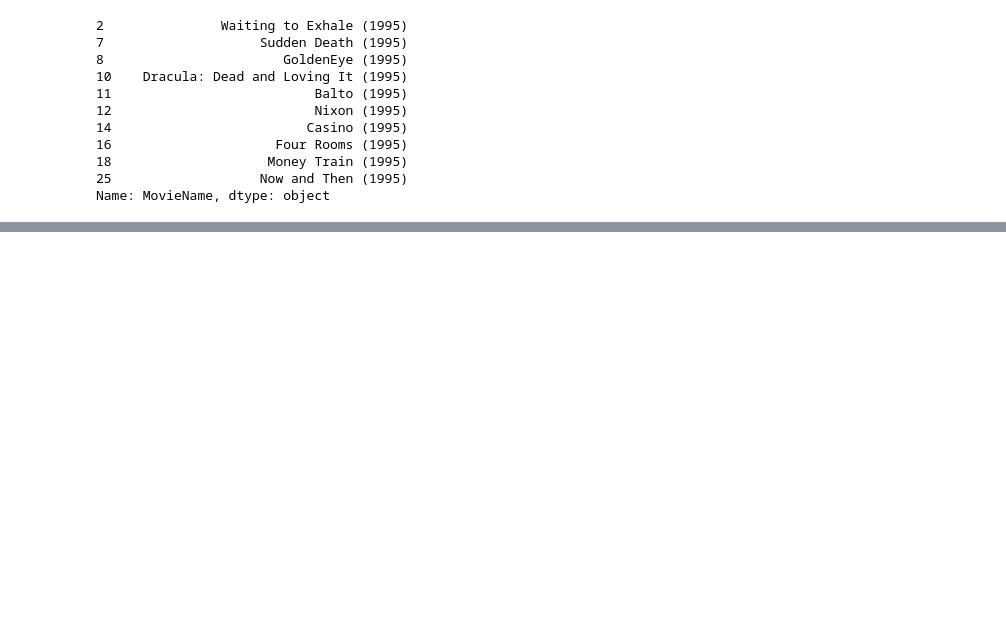
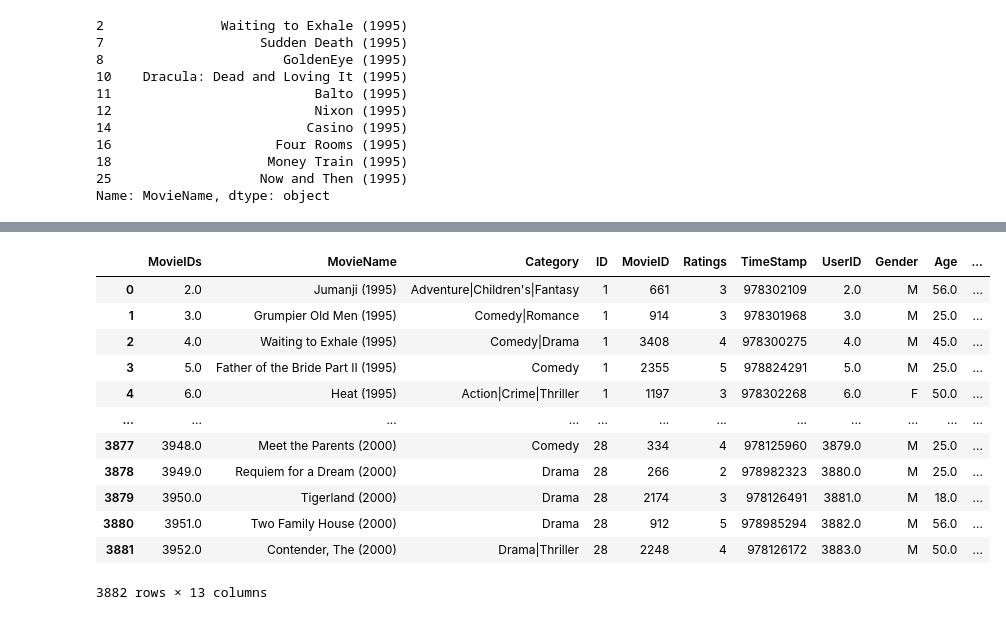
Before and after one commit to biky1001/Movie-Rating, a Jupyter notebook: movie_rating.ipynb, the cells around one changed output, grey strips where cells are left out. Cells and saved outputs as stored; diff of their text form; code cells hidden in the pictures; blank space fills up the shorter version.

```diff
--- a/movie_rating.ipynb
+++ b/movie_rating.ipynb
@@ -173,0 +198,17 @@ Name: MovieName, dtype: object
+# %%
+data_df=pd.DataFrame(data)   # converting the data to data frame
+data_df
+# %% [output]
+|  | MovieIDs | MovieName | Category | ID | MovieID | Ratings | TimeStamp | UserID | Gender | Age | ... |
+| 0 | 2.0 | Jumanji (1995) | Adventure|Children's|Fantasy | 1 | 661 | 3 | 978302109 | 2.0 | M | 56.0 | ... |
+| 1 | 3.0 | Grumpier Old Men (1995) | Comedy|Romance | 1 | 914 | 3 | 978301968 | 3.0 | M | 25.0 | ... |
+| 2 | 4.0 | Waiting to Exhale (1995) | Comedy|Drama | 1 | 3408 | 4 | 978300275 | 4.0 | M | 45.0 | ... |
+| 3 | 5.0 | Father of the Bride Part II (1995) | Comedy | 1 | 2355 | 5 | 978824291 | 5.0 | M | 25.0 | ... |
+| 4 | 6.0 | Heat (1995) | Action|Crime|Thriller | 1 | 1197 | 3 | 978302268 | 6.0 | F | 50.0 | ... |
+| ... | ... | ... | ... | ... | ... | ... | ... | ... | ... | ... | ... |
+| 3877 | 3948.0 | Meet the Parents (2000) | Comedy | 28 | 334 | 4 | 978125960 | 3879.0 | M | 25.0 | ... |
+| 3878 | 3949.0 | Requiem for a Dream (2000) | Drama | 28 | 266 | 2 | 978982323 | 3880.0 | M | 25.0 | ... |
+| 3879 | 3950.0 | Tigerland (2000) | Drama | 28 | 2174 | 3 | 978126491 | 3881.0 | M | 18.0 | ... |
+| 3880 | 3951.0 | Two Family House (2000) | Drama | 28 | 912 | 5 | 978985294 | 3882.0 | M | 56.0 | ... |
+| 3881 | 3952.0 | Contender, The (2000) | Drama|Thriller | 28 | 2248 | 4 | 978126172 | 3883.0 | M | 50.0 | ... |
+3882 rows × 13 columns
```
Also changed, not shown: parts of 6 cells of this notebook.
